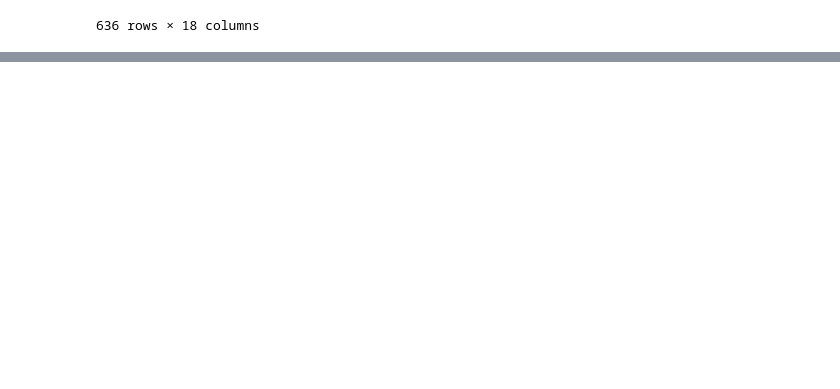
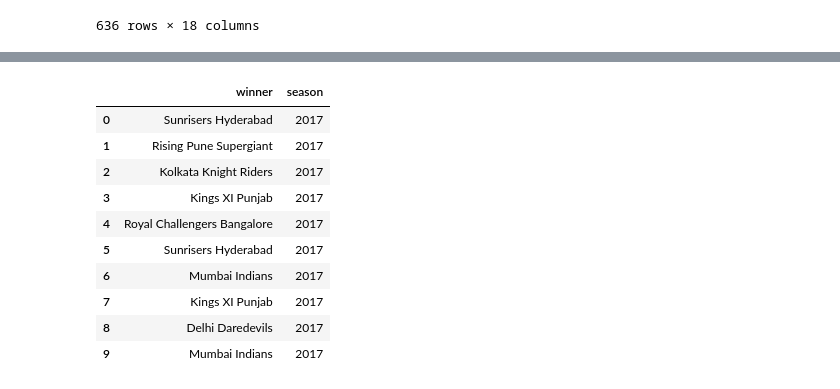
Before and after one commit to ijazkhan101/IPL-Data-Set-Data-analysis-with-Pandas, a Jupyter notebook: pandas01.ipynb, the cells around one changed output, grey strips where cells are left out. Cells and saved outputs as stored; diff of their text form; code cells hidden in the pictures; blank space fills up the shorter version.

```diff
--- a/pandas01.ipynb
+++ b/pandas01.ipynb
@@ -380,0 +428,15 @@ df.sort_values('city')
+# %%
+# find winner of every IPL
+df[['winner','season']].head(10)
+# %% [output]
+|  | winner | season |
+| 0 | Sunrisers Hyderabad | 2017 |
+| 1 | Rising Pune Supergiant | 2017 |
+| 2 | Kolkata Knight Riders | 2017 |
+| 3 | Kings XI Punjab | 2017 |
+| 4 | Royal Challengers Bangalore | 2017 |
+| 5 | Sunrisers Hyderabad | 2017 |
+| 6 | Mumbai Indians | 2017 |
+| 7 | Kings XI Punjab | 2017 |
+| 8 | Delhi Daredevils | 2017 |
+| 9 | Mumbai Indians | 2017 |
```
Also changed, not shown: parts of 6 cells of this notebook.
